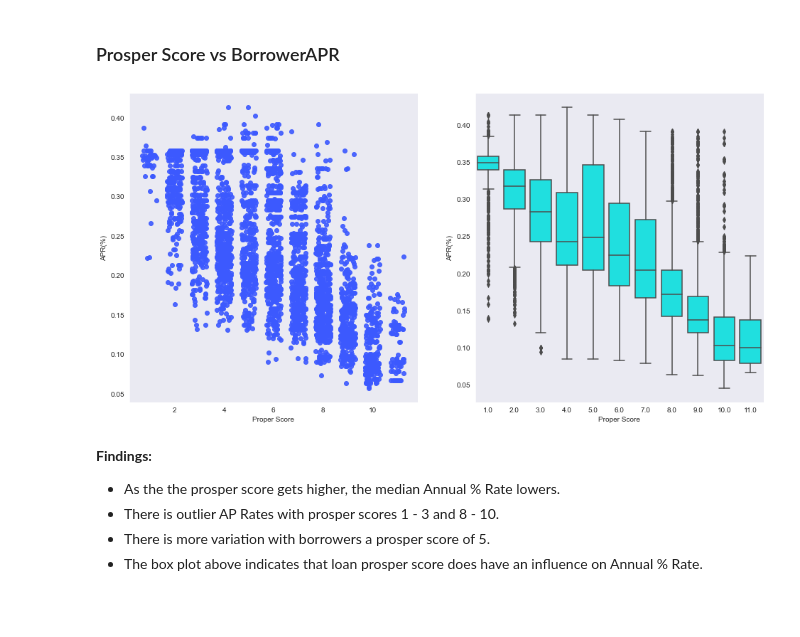
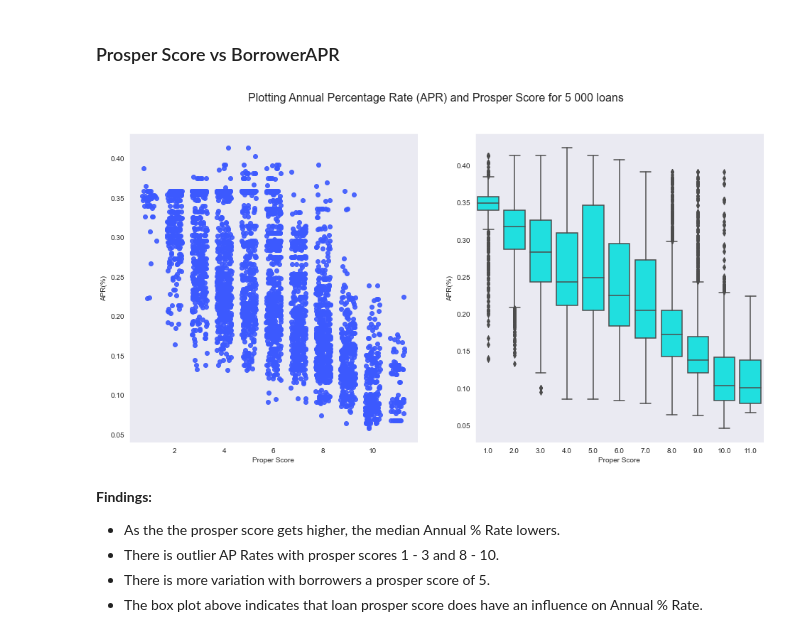
Before and after one commit to KoketsoMangwale/Prosper-Loans-Data, a Jupyter notebook: Part_II_slide_deck.ipynb, the cells around one changed output. Drawn from its saved outputs; the diff is of its cells as text; code cells hidden in the pictures; blank space fills up the shorter version.

Commit message:
Update: add new file and update existing
Add slides file and add title/subtitle to figures.

Signed-off-by: bessieberry <bmangwale@gmail.com>

```diff
--- a/Part_II_slide_deck.ipynb
+++ b/Part_II_slide_deck.ipynb
@@ -197,21 +197,23 @@ __Findings:__
 ### Prosper Score vs BorrowerAPR
 # %%
 plt.figure(figsize=[16, 8])
+
+plt.suptitle('Plotting Annual Percentage Rate (APR) and Prosper Score for 5 000 loans', fontsize=16)
 
 plt.subplot(1, 2, 1)
 sb.regplot(data = loans_sample, y = 'BorrowerAPR', x = 'ProsperScore' ,
            x_jitter = 0.3, scatter_kws = {'alpha' : 0.9}, color = '#3C59FF', fit_reg = False)
 plt.xlabel('Proper Score')
 plt.ylabel('APR(%)')
 
 plt.subplot(1, 2, 2)
 sb.boxplot(data = prosper_loans, x ='ProsperScore' , y = 'BorrowerAPR', color = 'cyan')
 plt.xlabel('Proper Score')
 plt.ylabel('APR(%)')
 
 plt.show();
 # %% [output]
-[figure, old version]
+[figure, new version]
 # %% [markdown]
 __Findings:__
 - As the the prosper score gets higher, the median Annual % Rate lowers.
```
Also changed, not shown: parts of 8 cells of this notebook, 4 other files.
